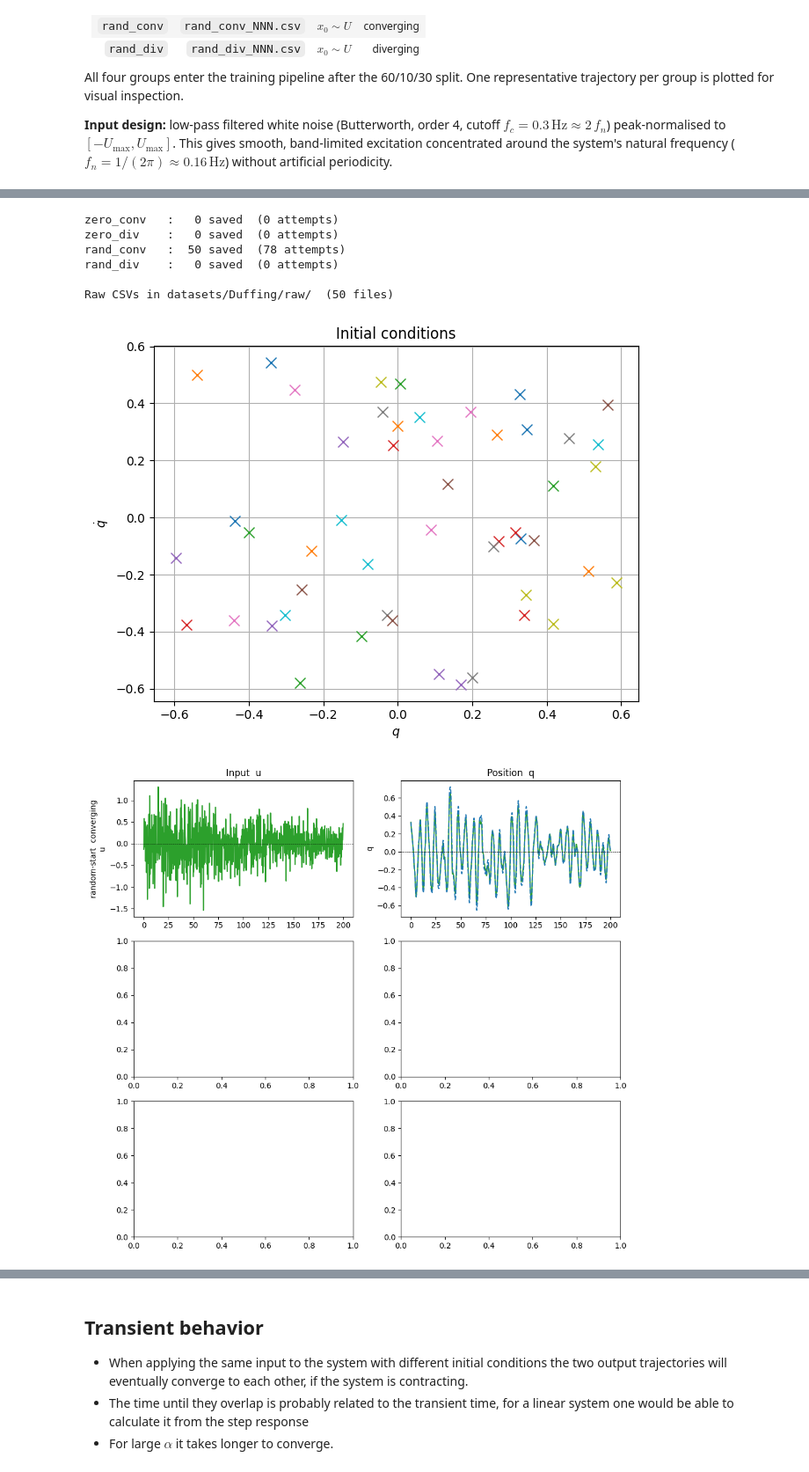
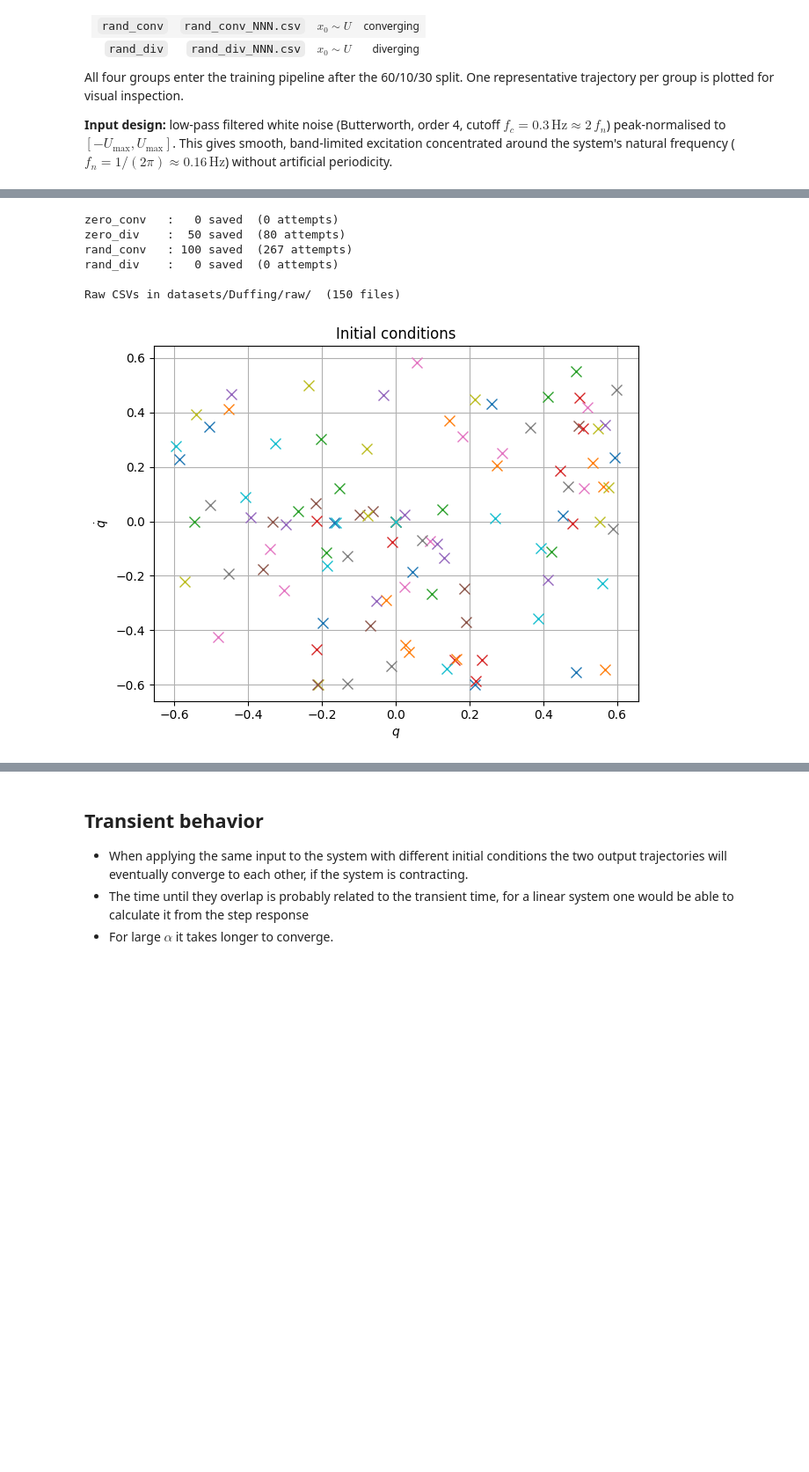
Before and after one commit to Dany-L/genSecSysId, a Jupyter notebook: python/notebooks/duffing/duffing_benchmark.ipynb, the cells around one changed output, grey strips where cells are left out. Shown at 88% size. Drawn from its saved outputs; the diff is of its cells as text; code cells hidden in the pictures; blank space fills up the shorter version.

```diff
--- a/python/notebooks/duffing/duffing_benchmark.ipynb
+++ b/python/notebooks/duffing/duffing_benchmark.ipynb
@@ -360,11 +360,11 @@ import csv, os, shutil
 rng = np.random.default_rng(42)
 
 N_ZERO_CONV =  0   # converging from x0 = 0
-N_ZERO_DIV  =  0   # diverging  from x0 = 0
-N_RAND_CONV =  50   # converging from random x0
+N_ZERO_DIV  =  50   # diverging  from x0 = 0
+N_RAND_CONV =  100   # converging from random x0
 N_RAND_DIV  =  0   # diverging  from random x0
 T_TRAJ      = 4000
-U_AMP_MAX   = 2
+U_AMP_MAX   = 3.5
 LP_CUTOFF   = 2.0   # Hz  LP filter cutoff (~12x natural freq 0.16 Hz; covers resonance + cubic harmonics)
 LP_ORDER    =   4   # Butterworth filter order
 ENV_DECAY   = 0.9  # mild exponential envelope strength over one trajectory
@@ -463,88 +463,41 @@ for gname, n_target, want_div, x0_fn in GROUPS:
     while len(trajs) < n_target:
         x0    = x0_fn()
         u_seq = make_u(rng, T_TRAJ, U_AMP_MAX)
-        X, y, div = simulate(x0, u_seq,diverge_thresh=2.0)
+        X, y, div = simulate(x0, u_seq,diverge_thresh=5.0)
         X2, y2, _ = model.simulate(x0, u_seq)
         # try:
         #     # print(f'|y-y_lure|={np.sum(np.abs(y-y2))}')
         # except:
         #     print(div)
         attempts += 1
         if div != want_div:
             continue
         idx  = len(trajs)
         path = os.path.join(RAW_DIR, f'{gname}_{idx:03d}.csv')
-        write_traj_csv(path, u_seq, X)
+        N = len(y)
+        write_traj_csv(path, u_seq[:N], X)
         ax2.plot(x0[0], x0[1], 'x', markersize=8)
         # print(f'{gname}: sum of squared inputs = {np.sum(u_seq**2):.6f}')
         # print(f'{gname}: max input = {np.max(np.abs(u_seq)):.6f}')
-        trajs.append({'x0': x0, 'u': u_seq, 'X': X, 'X2':X2,
+        trajs.append({'x0': x0, 'u': u_seq[:N], 'X': X, 'X2':X2,
                       'kind': gname, 'path': path})
     all_groups[gname] = trajs
     print(f'{gname:12s}: {len(trajs):3d} saved  ({attempts} attempts)')
 
 ax2.grid()
 ax2.set_xlabel('$q$')
 ax2.set_ylabel('$\\dot{q}$')
 plt.tight_layout()
 
 print(f'\nRaw CSVs in {RAW_DIR}/  ({len(os.listdir(RAW_DIR))} files)')
 
 # ── visual inspection: one example per group ─────────────────────────────
 t_axis = np.arange(T_TRAJ) * TS
-
-
-
-# fig, axes = plt.subplots(4, 2, figsize=(10, 9))
-fig, axes = plt.subplots(3, 2, figsize=(10, 9))
-# fig.suptitle('One representative trajectory per group', fontsize=12)
-COLORS = {'zero_conv': 'tab:blue', 'zero_div': 'tab:red',
-          'rand_conv': 'tab:green', 'rand_div': 'tab:orange'}
-LABELS = {'zero_conv': 'zero-start  converging',
-          'zero_div':  'zero-start  diverging',
-          'rand_conv': 'random-start  converging',
-          'rand_div':  'random-start  diverging'}
-
-# for row, gname in enumerate(['zero_conv', 'rand_conv', 'rand_div']):
-for row, gname in enumerate(['rand_conv']):
-# for row, gname in enumerate(['zero_conv', 'rand_conv']):
-# for row, gname in enumerate(['zero_conv', 'zero_div']):
-    traj  = all_groups[gname][0]     # first trajectory in each group
-    u_seq = np.array(traj['u'])
-    X_arr = traj['X']
-
-    X_arr2 = traj['X2']
-    n_pts = min(len(u_seq), len(X_arr) - 1)
-    n_pts2 = min(len(u_seq), len(X_arr2)-1)
-    t_plt = t_axis[:n_pts]
-    t_plt2 = t_axis[:n_pts2]
-    color = COLORS[gname]
-
-    ax_u, ax_q = axes[row, 0], axes[row, 1]
-    ax_u.plot(t_plt, u_seq[:n_pts], color=color)
-    ax_u.axhline(0, color='k', lw=0.5, ls='--')
-    ax_u.set_ylabel(f'{LABELS[gname]}\nu')
-
-    ax_q.plot(t_plt, X_arr[:n_pts, 0], color=color, label='y')
-    ax_q.plot(t_plt2, X_arr2[:n_pts2, 0], ls='--', label=r'\hat y')
-    ax_q.axhline(0, color='k', lw=0.5, ls='--')
-    ax_q.set_ylabel('q')
-
-    if row == 3:
-        ax_u.set_xlabel('time (s)')
-        ax_q.set_xlabel('time (s)')
-
-
-axes[0, 0].set_title('Input  u')
-axes[0, 1].set_title('Position  q')
-fig.tight_layout()
-plt.show()
 # %% [output]
 zero_conv   :   0 saved  (0 attempts)
-zero_div    :   0 saved  (0 attempts)
-rand_conv   :  50 saved  (78 attempts)
+zero_div    :  50 saved  (80 attempts)
+rand_conv   : 100 saved  (267 attempts)
 rand_div    :   0 saved  (0 attempts)
 
-Raw CSVs in datasets/Duffing/raw/  (50 files)
+Raw CSVs in datasets/Duffing/raw/  (150 files)
-[figure, old version]
+[figure, new version]
-[figure, removed]
```
Also changed, not shown: parts of 11 cells of this notebook, 17 other files.
